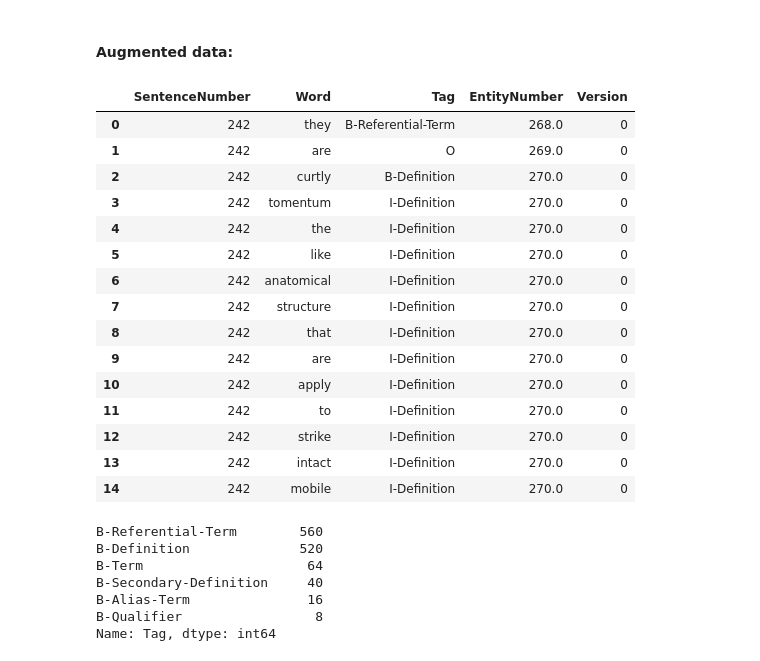
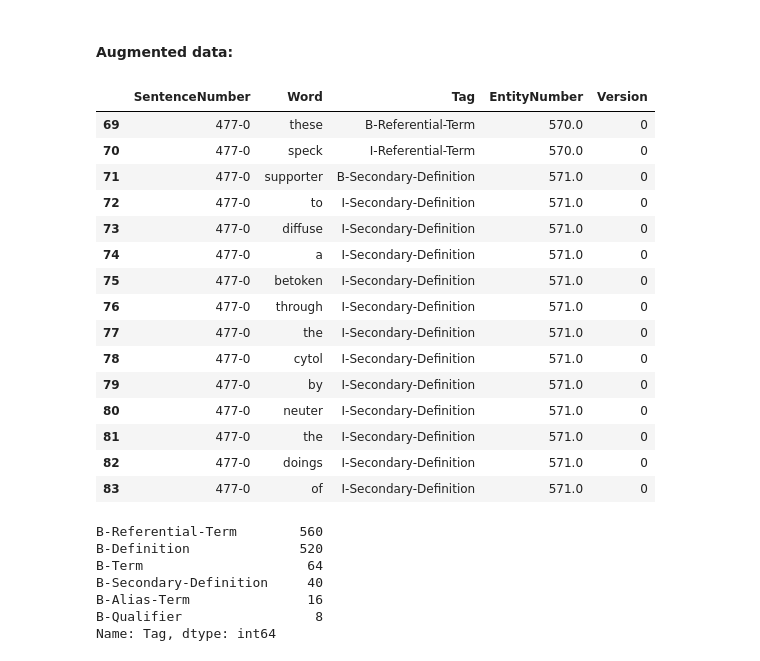
Before and after one commit to Hasosh/DeftEval-2020, a Jupyter notebook: data_process.ipynb, the cells around one changed output. Cells and saved outputs as stored; diff of their text form; code cells hidden in the pictures.

```diff
--- a/data_process.ipynb
+++ b/data_process.ipynb
@@ -188,7 +188,7 @@ A drawback is that the sentences lose interpunction and upper letters.
 # %% [markdown]
 #### Main part
 # %%
-df_train = process_data(os.path.join(base_path, r"deft_files\train"), data_kind=kind)
+df_train = process_data(os.path.join(base_path, r"deft_files\train"), data_kind='train')
 # %% [output]
 Tracking Progress: Current File Number / Total Files
 1 / 80, 2 / 80, 3 / 80, 4 / 80, 5 / 80, 6 / 80, 7 / 80, 8 / 80, 9 / 80, 10 / 80, 11 / 80, 12 / 80, 13 / 80, 14 / 80, 15 / 80, 16 / 80, 17 / 80, 18 / 80, 19 / 80, 20 / 80, 21 / 80, 22 / 80, 23 / 80, 24 ...
@@ -306,26 +344,26 @@ Name: Tag, dtype: int64
 # %% [markdown]
 #### Augmented data:
 # %%
-only_augmented_data = augment_data(df_train, 'Referential-Term')
+only_augmented_data = add_data(df_train, 'Referential-Term')
 # %%
-only_augmented_data.loc[only_augmented_data['SentenceNumber'] == 242].head(15)
+only_augmented_data.loc[only_augmented_data['SentenceNumber'] == "477-0"].head(15)
 # %% [output]
 |  | SentenceNumber | Word | Tag | EntityNumber | Version |
-| 0 | 242 | they | B-Referential-Term | 268.0 | 0 |
-| 1 | 242 | are | O | 269.0 | 0 |
-| 2 | 242 | curtly | B-Definition | 270.0 | 0 |
-| 3 | 242 | tomentum | I-Definition | 270.0 | 0 |
-| 4 | 242 | the | I-Definition | 270.0 | 0 |
-| 5 | 242 | like | I-Definition | 270.0 | 0 |
-| 6 | 242 | anatomical | I-Definition | 270.0 | 0 |
-| 7 | 242 | structure | I-Definition | 270.0 | 0 |
-| 8 | 242 | that | I-Definition | 270.0 | 0 |
-| 9 | 242 | are | I-Definition | 270.0 | 0 |
-| 10 | 242 | apply | I-Definition | 270.0 | 0 |
-| 11 | 242 | to | I-Definition | 270.0 | 0 |
-| 12 | 242 | strike | I-Definition | 270.0 | 0 |
-| 13 | 242 | intact | I-Definition | 270.0 | 0 |
-| 14 | 242 | mobile | I-Definition | 270.0 | 0 |
+| 69 | 477-0 | these | B-Referential-Term | 570.0 | 0 |
+| 70 | 477-0 | speck | I-Referential-Term | 570.0 | 0 |
+| 71 | 477-0 | supporter | B-Secondary-Definition | 571.0 | 0 |
+| 72 | 477-0 | to | I-Secondary-Definition | 571.0 | 0 |
+| 73 | 477-0 | diffuse | I-Secondary-Definition | 571.0 | 0 |
+| 74 | 477-0 | a | I-Secondary-Definition | 571.0 | 0 |
+| 75 | 477-0 | betoken | I-Secondary-Definition | 571.0 | 0 |
+| 76 | 477-0 | through | I-Secondary-Definition | 571.0 | 0 |
+| 77 | 477-0 | the | I-Secondary-Definition | 571.0 | 0 |
+| 78 | 477-0 | cytol | I-Secondary-Definition | 571.0 | 0 |
+| 79 | 477-0 | by | I-Secondary-Definition | 571.0 | 0 |
+| 80 | 477-0 | neuter | I-Secondary-Definition | 571.0 | 0 |
+| 81 | 477-0 | the | I-Secondary-Definition | 571.0 | 0 |
+| 82 | 477-0 | doings | I-Secondary-Definition | 571.0 | 0 |
+| 83 | 477-0 | of | I-Secondary-Definition | 571.0 | 0 |
 # %%
 only_augmented_data['Tag'].loc[only_augmented_data['Tag'].str.startswith('B')].value_counts()
 # %% [output]
```
Also changed, not shown: parts of 12 cells of this notebook, 2 other files.
